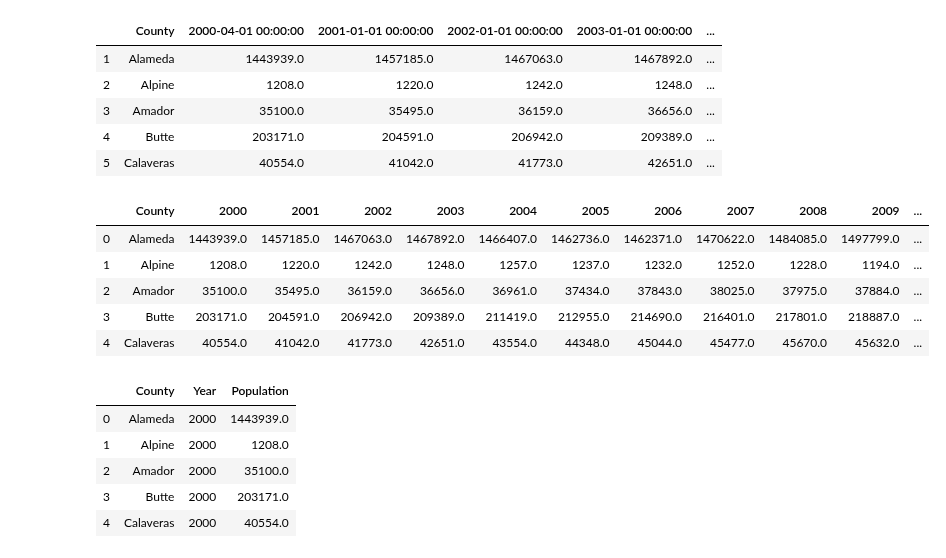
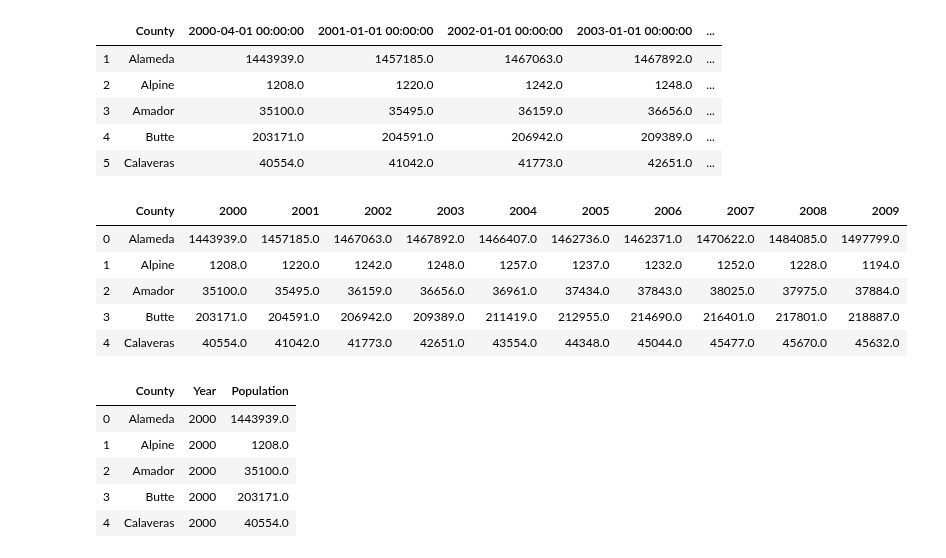
Before and after one commit to matthew-y-dong/ca-waste, a Jupyter notebook: preprocess-data/data-cleaning.ipynb, the cells around one changed output. Cells and saved outputs as stored; diff of their text form; code cells hidden in the pictures.

```diff
--- a/preprocess-data/data-cleaning.ipynb
+++ b/preprocess-data/data-cleaning.ipynb
@@ -153,17 +174,18 @@ county_population_2000_2009.head()
 # %%
 county_population_2000_2009.set_index("County", inplace=True)
 col_names_date = county_population_2000_2009.columns
 col_names_year = [date.year for date in col_names_date]
 county_population_2000_2009.columns = col_names_year
 county_population_2000_2009.reset_index(inplace=True)
+county_population_2000_2009.drop(columns=[2010], inplace=True) # drop 2010 bc already included in 2010-2019
 county_population_2000_2009.head()
 # %% [output]
-|  | County | 2000 | 2001 | 2002 | 2003 | 2004 | 2005 | 2006 | 2007 | 2008 | 2009 | ... |
-| 0 | Alameda | 1443939.0 | 1457185.0 | 1467063.0 | 1467892.0 | 1466407.0 | 1462736.0 | 1462371.0 | 1470622.0 | 1484085.0 | 1497799.0 | ... |
-| 1 | Alpine | 1208.0 | 1220.0 | 1242.0 | 1248.0 | 1257.0 | 1237.0 | 1232.0 | 1252.0 | 1228.0 | 1194.0 | ... |
-| 2 | Amador | 35100.0 | 35495.0 | 36159.0 | 36656.0 | 36961.0 | 37434.0 | 37843.0 | 38025.0 | 37975.0 | 37884.0 | ... |
-| 3 | Butte | 203171.0 | 204591.0 | 206942.0 | 209389.0 | 211419.0 | 212955.0 | 214690.0 | 216401.0 | 217801.0 | 218887.0 | ... |
-| 4 | Calaveras | 40554.0 | 41042.0 | 41773.0 | 42651.0 | 43554.0 | 44348.0 | 45044.0 | 45477.0 | 45670.0 | 45632.0 | ... |
+|  | County | 2000 | 2001 | 2002 | 2003 | 2004 | 2005 | 2006 | 2007 | 2008 | 2009 |
+| 0 | Alameda | 1443939.0 | 1457185.0 | 1467063.0 | 1467892.0 | 1466407.0 | 1462736.0 | 1462371.0 | 1470622.0 | 1484085.0 | 1497799.0 |
+| 1 | Alpine | 1208.0 | 1220.0 | 1242.0 | 1248.0 | 1257.0 | 1237.0 | 1232.0 | 1252.0 | 1228.0 | 1194.0 |
+| 2 | Amador | 35100.0 | 35495.0 | 36159.0 | 36656.0 | 36961.0 | 37434.0 | 37843.0 | 38025.0 | 37975.0 | 37884.0 |
+| 3 | Butte | 203171.0 | 204591.0 | 206942.0 | 209389.0 | 211419.0 | 212955.0 | 214690.0 | 216401.0 | 217801.0 | 218887.0 |
+| 4 | Calaveras | 40554.0 | 41042.0 | 41773.0 | 42651.0 | 43554.0 | 44348.0 | 45044.0 | 45477.0 | 45670.0 | 45632.0 |
 # %%
 county_population_2000_2009 = county_population_2000_2009.melt(id_vars="County", var_name='Year', value_name="Population")
 county_population_2000_2009.head()
```
Also changed, not shown: parts of 17 cells of this notebook, 2 other files.
